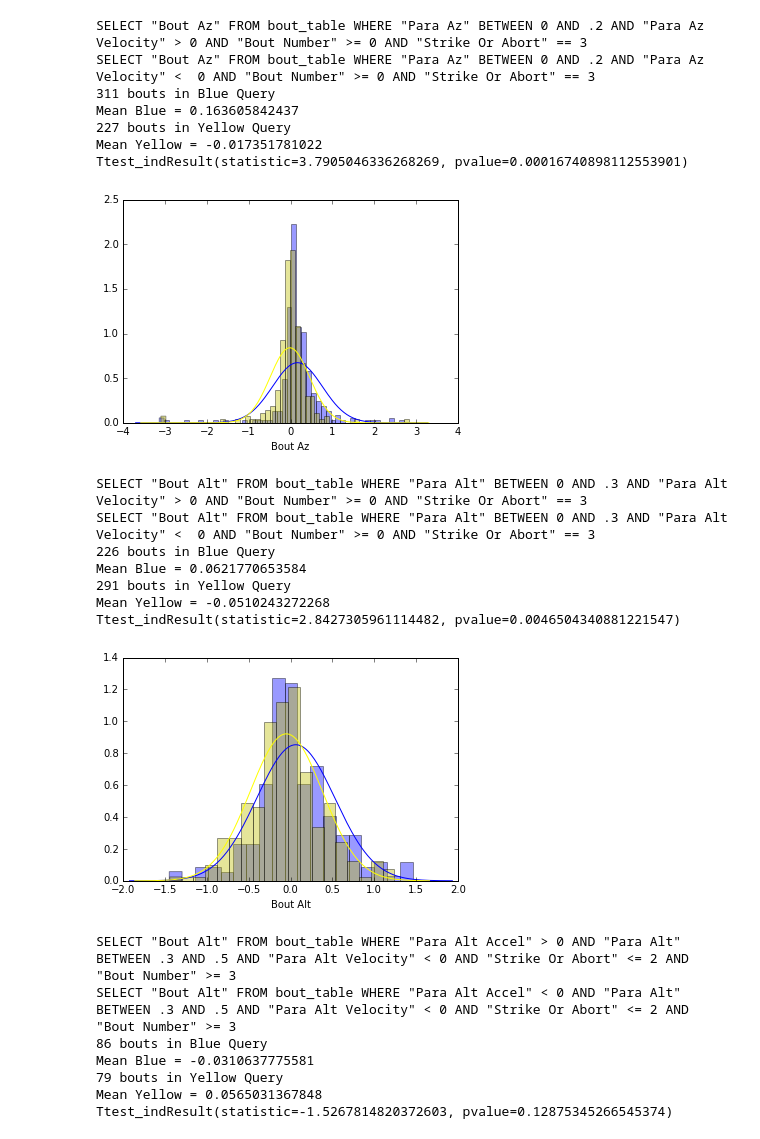
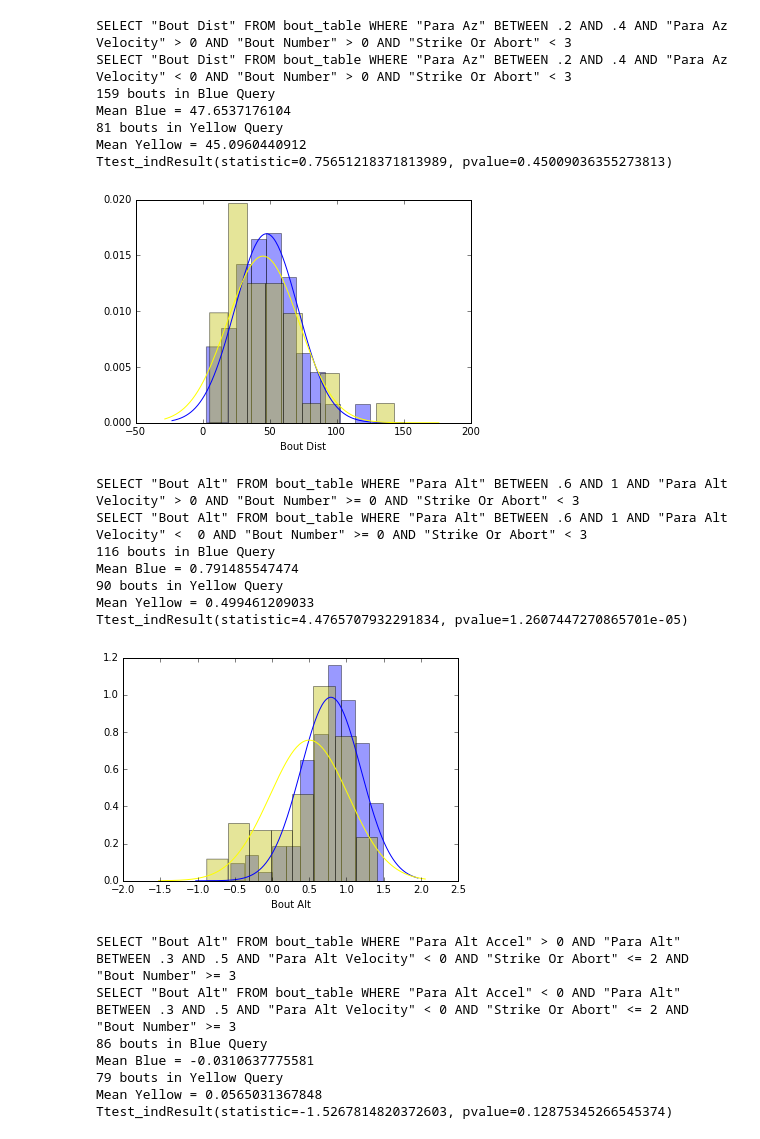
Before and after one commit to elifesciences-publications/PreycapMaster, a Jupyter notebook: BDB_Plot.ipynb, the cells around one changed output. Drawn from its saved outputs; the diff is of its cells as text; code cells hidden in the pictures.

```diff
--- a/BDB_Plot.ipynb
+++ b/BDB_Plot.ipynb
@@ -1,5 +1,5 @@
 # %%
-from csv_analysis import BayesDB_Simulator, pred_wrapper, add_bouts_reversed_label
+from csv_analysis import BayesDB_Simulator, pred_wrapper, add_bouts_reversed_label, make_regression_plots
 %matplotlib inline
 from matplotlib import pyplot as pl
 import pandas as pd
@@ -7,8 +7,20 @@ import numpy as np
 import seaborn as sb
 from scipy.stats import norm
 import warnings
-from sklearn.feature_selection import mutual_info_classif
 warnings.filterwarnings('ignore')
+sb.set()
+husl = sb.color_palette("husl",8)
+cp = sb.color_palette()
+#sb.palplot(husl)
+#sb.set_style('ticks')
+#sb.set_style('whitegrid')
+sb.reset_orig()
+#sb.set_style('whitegrid')
+sb.set_style('white')
+sb.axes_style({'ytick.right':False})
+#sb.set_style("ticks", {"xtick.major.size": -1, "ytick.major.size": -1})
+#sb.set_style({'xtick.minor.size': 0})
+sb.set_style({"xtick.direction": "in","ytick.direction": "in", 'ytick.right':False, 'ytick.left': False})
 # %%
 fish_id = "wik_bdb"
 file_id = "bdb_hunts_inverted.bdb"
@@ -46,29 +106,30 @@ Ttest_indResult(statistic=-1.6379154437691572, pvalue=0.10260416450102687)
 # %%
-two_p = bdsim.compare_2_queries('"Bout Az"',
-                                '"Para Az" BETWEEN 0 AND .2 AND "Para Az Velocity" > 0 AND "Bout Number" >= 0 AND "Strike Or Abort" == 3',
-                                '"Para Az" BETWEEN 0 AND .2 AND "Para Az Velocity" <  0 AND "Bout Number" >= 0 AND "Strike Or Abort" == 3', 1, 0)
+two_p = bdsim.compare_2_queries('"Bout Dist"',
+                                '"Para Az" BETWEEN .2 AND .4 AND "Para Az Velocity" > 0 AND "Bout Number" > 0 AND "Strike Or Abort" < 3',
+                                '"Para Az" BETWEEN .2 AND .4 AND "Para Az Velocity" < 0 AND "Bout Number" > 0 AND "Strike Or Abort" < 3', 1, 0)
+two_p.savefig('2vp.pdf')
 # %% [output]
-SELECT "Bout Az" FROM bout_table WHERE "Para Az" BETWEEN 0 AND .2 AND "Para Az Velocity" > 0 AND "Bout Number" >= 0 AND "Strike Or Abort" == 3
-SELECT "Bout Az" FROM bout_table WHERE "Para Az" BETWEEN 0 AND .2 AND "Para Az Velocity" <  0 AND "Bout Number" >= 0 AND "Strike Or Abort" == 3
-311 bouts in Blue Query
-Mean Blue = 0.163605842437
-227 bouts in Yellow Query
-Mean Yellow = -0.017351781022
-Ttest_indResult(statistic=3.7905046336268269, pvalue=0.00016740898112553901)
+SELECT "Bout Dist" FROM bout_table WHERE "Para Az" BETWEEN .2 AND .4 AND "Para Az Velocity" > 0 AND "Bout Number" > 0 AND "Strike Or Abort" < 3
+SELECT "Bout Dist" FROM bout_table WHERE "Para Az" BETWEEN .2 AND .4 AND "Para Az Velocity" < 0 AND "Bout Number" > 0 AND "Strike Or Abort" < 3
+159 bouts in Blue Query
+Mean Blue = 47.6537176104
+81 bouts in Yellow Query
+Mean Yellow = 45.0960440912
+Ttest_indResult(statistic=0.75651218371813989, pvalue=0.45009036355273813)
-[figure, old version]
+[figure, new version]
 # %%
 two_p = bdsim.compare_2_queries('"Bout Alt"',
-                                '"Para Alt" BETWEEN 0 AND .3 AND "Para Alt Velocity" > 0 AND "Bout Number" >= 0 AND "Strike Or Abort" == 3',
-                                '"Para Alt" BETWEEN 0 AND .3 AND "Para Alt Velocity" <  0 AND "Bout Number" >= 0 AND "Strike Or Abort" == 3', 1, 0)
+                                '"Para Alt" BETWEEN .6 AND 1 AND "Para Alt Velocity" > 0 AND "Bout Number" >= 0 AND "Strike Or Abort" < 3',
+                                '"Para Alt" BETWEEN .6 AND 1 AND "Para Alt Velocity" <  0 AND "Bout Number" >= 0 AND "Strike Or Abort" < 3', 1, 0)
 # %% [output]
-SELECT "Bout Alt" FROM bout_table WHERE "Para Alt" BETWEEN 0 AND .3 AND "Para Alt Velocity" > 0 AND "Bout Number" >= 0 AND "Strike Or Abort" == 3
-SELECT "Bout Alt" FROM bout_table WHERE "Para Alt" BETWEEN 0 AND .3 AND "Para Alt Velocity" <  0 AND "Bout Number" >= 0 AND "Strike Or Abort" == 3
-226 bouts in Blue Query
-Mean Blue = 0.0621770653584
-291 bouts in Yellow Query
-Mean Yellow = -0.0510243272268
-Ttest_indResult(statistic=2.8427305961114482, pvalue=0.0046504340881221547)
+SELECT "Bout Alt" FROM bout_table WHERE "Para Alt" BETWEEN .6 AND 1 AND "Para Alt Velocity" > 0 AND "Bout Number" >= 0 AND "Strike Or Abort" < 3
+SELECT "Bout Alt" FROM bout_table WHERE "Para Alt" BETWEEN .6 AND 1 AND "Para Alt Velocity" <  0 AND "Bout Number" >= 0 AND "Strike Or Abort" < 3
+116 bouts in Blue Query
+Mean Blue = 0.791485547474
+90 bouts in Yellow Query
+Mean Yellow = 0.499461209033
+Ttest_indResult(statistic=4.4765707932291834, pvalue=1.2607447270865701e-05)
-[figure, old version]
+[figure, new version]
 # %%
 two_p = bdsim_raw.compare_2_queries('"Bout Alt"',
                                 '"Para Alt Accel" > 0 AND "Para Alt" BETWEEN .3 AND .5 AND "Para Alt Velocity" < 0 AND "Strike Or Abort" <= 2 AND "Bout Number" >= 3',
```
Also changed, not shown: parts of 23 cells of this notebook, 5 other files.
